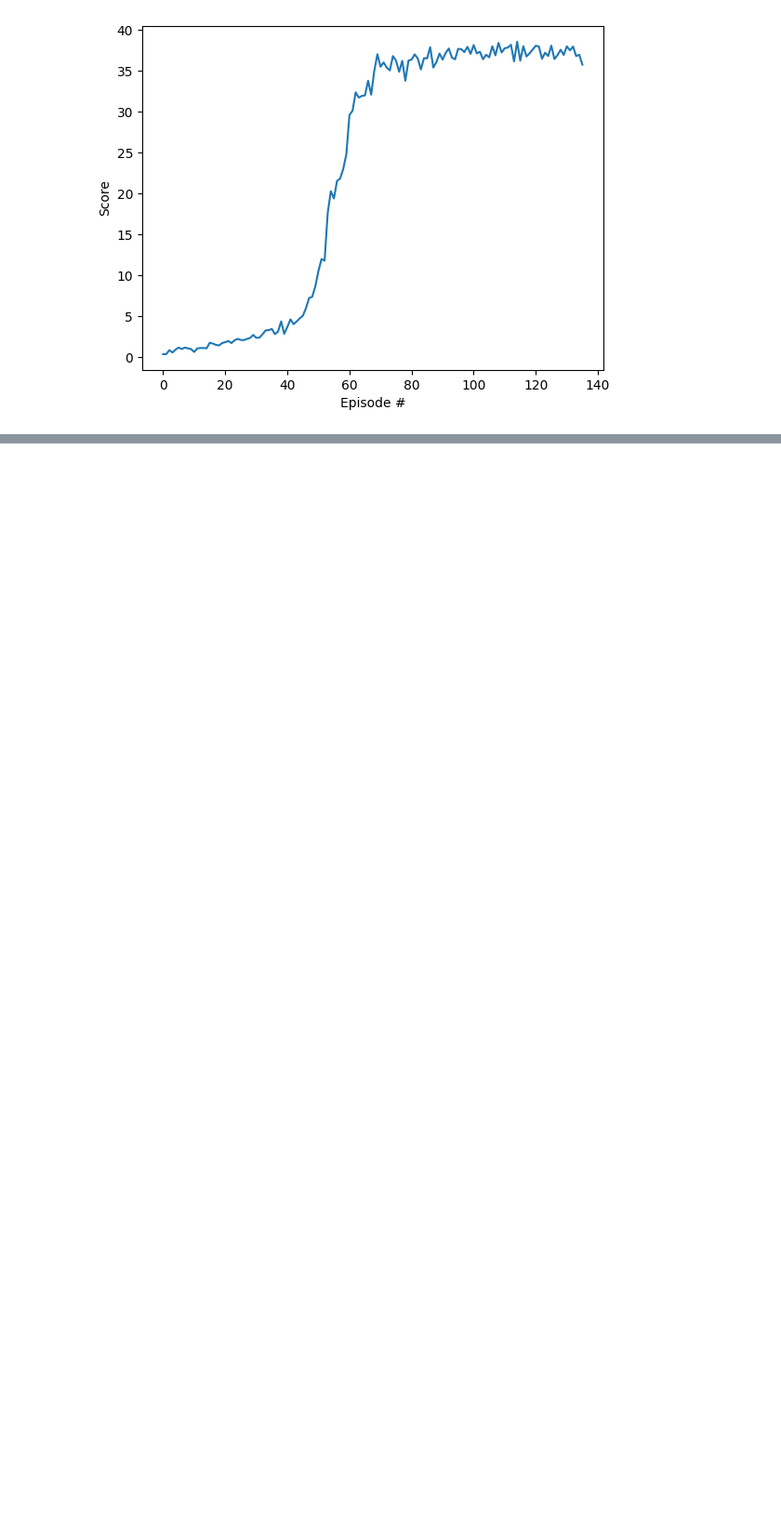
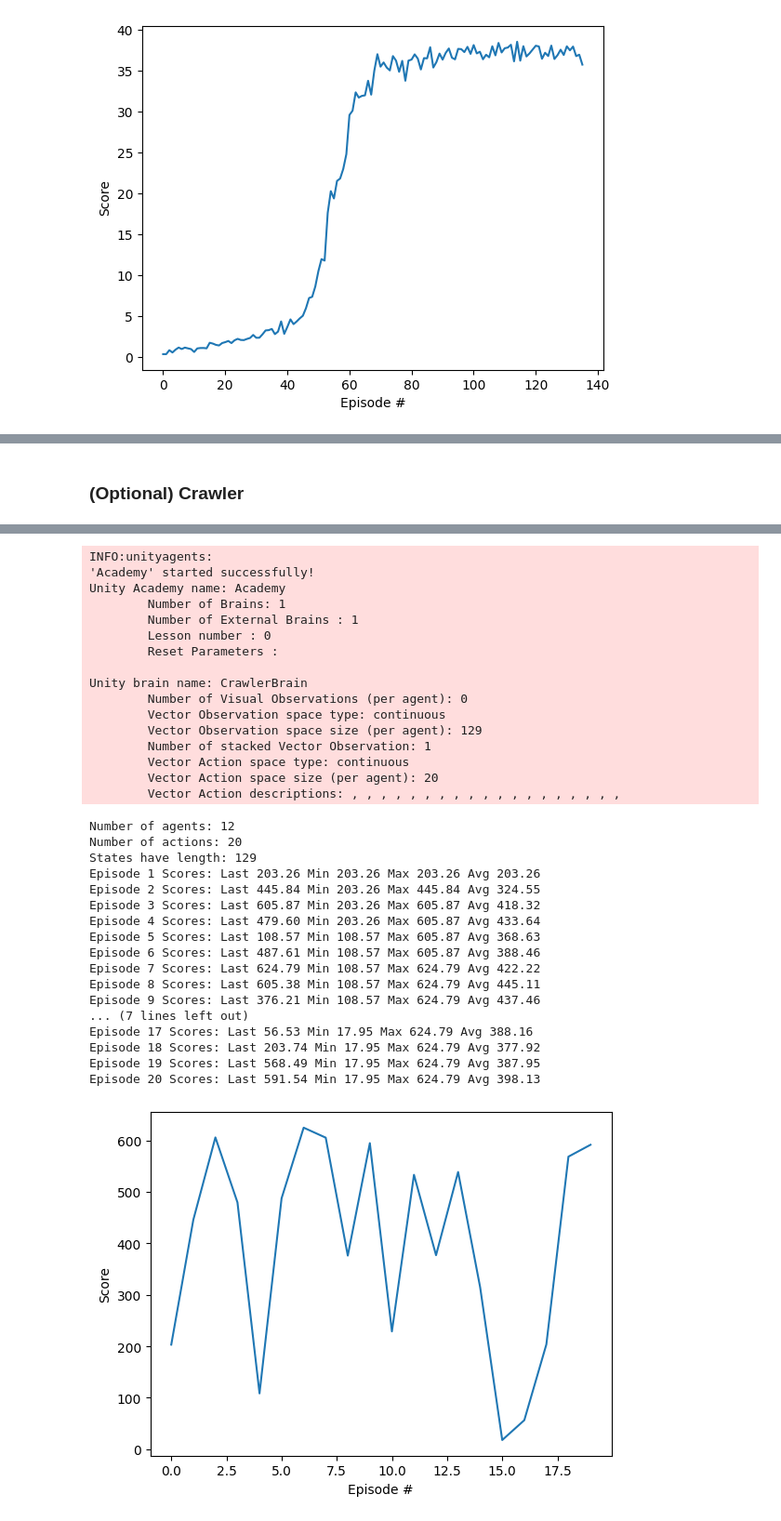
Before and after one commit to alamillac/reacher, a Jupyter notebook: src/Report.ipynb, the cells around one changed output, grey strips where cells are left out. Shown: that part at 93% size. Saved outputs shown, nothing was run; the diff lists cells and outputs as text; code cells hidden in the pictures; blank space fills up the shorter version.

Commit message:
Weights and report

```diff
--- a/src/Report.ipynb
+++ b/src/Report.ipynb
@@ -162,0 +331,29 @@ trainer.plot_scores(scores)
+# %% [markdown]
+### (Optional) Crawler
+# %%
+from td3 import TD3Agent
+from trainer import Trainer
+from environment import Env
+import numpy as np
+
+env_filename = "../Crawler_Linux/Crawler.x86_64"
+env = Env(env_filename, train_mode=True)
+
+low = np.array([-1] * env.action_size)
+high = np.array([1] * env.action_size)
+action_bounds = (low, high)
+
+print("Number of agents:", env.num_agents)
+print("Number of actions:", env.action_size)
+print("States have length:", env.state_size)
+
+trainer = Trainer(max_t=300, disable_bar_progress=True)
+agent = TD3Agent(
+    state_size=env.state_size, action_bounds=action_bounds, n_envs=env.num_agents
+)
+
+weights_path = "../crawler.pth"
+agent.load(weights_path)
+scores = trainer.test(env, agent, num_episodes=20)
+trainer.plot_scores(scores)
+# %% [output]
@@ -162,0 +369,34 @@ trainer.plot_scores(scores)
+INFO:unityagents:
+'Academy' started successfully!
+Unity Academy name: Academy
+        Number of Brains: 1
+        Number of External Brains : 1
+        Lesson number : 0
+        Reset Parameters :
+
+Unity brain name: CrawlerBrain
+        Number of Visual Observations (per agent): 0
+        Vector Observation space type: continuous
+        Vector Observation space size (per agent): 129
+        Number of stacked Vector Observation: 1
+        Vector Action space type: continuous
+        Vector Action space size (per agent): 20
+        Vector Action descriptions: , , , , , , , , , , , , , , , , , , ,
+Number of agents: 12
+Number of actions: 20
+States have length: 129
+Episode 1 Scores: Last 203.26 Min 203.26 Max 203.26 Avg 203.26
+Episode 2 Scores: Last 445.84 Min 203.26 Max 445.84 Avg 324.55
+Episode 3 Scores: Last 605.87 Min 203.26 Max 605.87 Avg 418.32
+Episode 4 Scores: Last 479.60 Min 203.26 Max 605.87 Avg 433.64
+Episode 5 Scores: Last 108.57 Min 108.57 Max 605.87 Avg 368.63
+Episode 6 Scores: Last 487.61 Min 108.57 Max 605.87 Avg 388.46
+Episode 7 Scores: Last 624.79 Min 108.57 Max 624.79 Avg 422.22
+Episode 8 Scores: Last 605.38 Min 108.57 Max 624.79 Avg 445.11
+Episode 9 Scores: Last 376.21 Min 108.57 Max 624.79 Avg 437.46
+... (7 lines left out)
+Episode 17 Scores: Last 56.53 Min 17.95 Max 624.79 Avg 388.16
+Episode 18 Scores: Last 203.74 Min 17.95 Max 624.79 Avg 377.92
+Episode 19 Scores: Last 568.49 Min 17.95 Max 624.79 Avg 387.95
+Episode 20 Scores: Last 591.54 Min 17.95 Max 624.79 Avg 398.13
+[figure, added]
```
Also changed, not shown: parts of 20 cells of this notebook, 2 other files.
